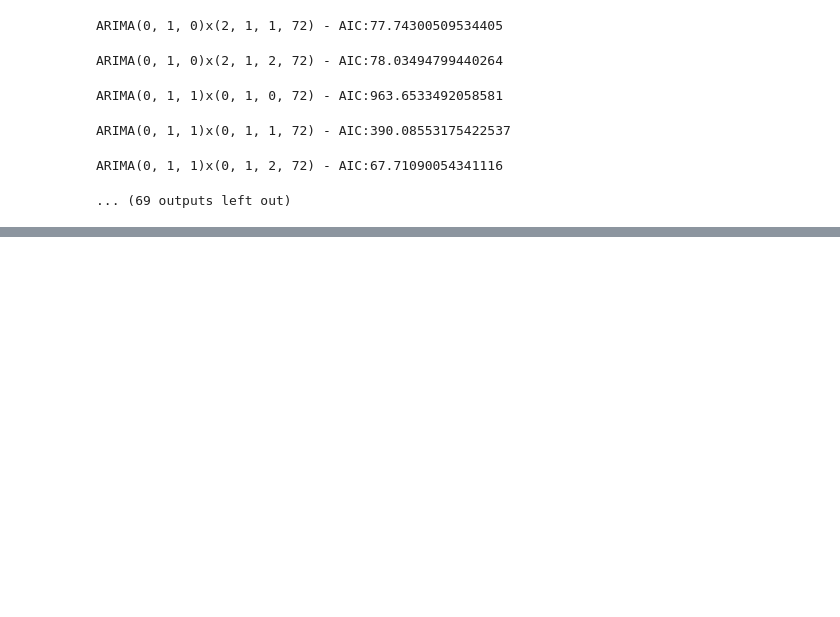
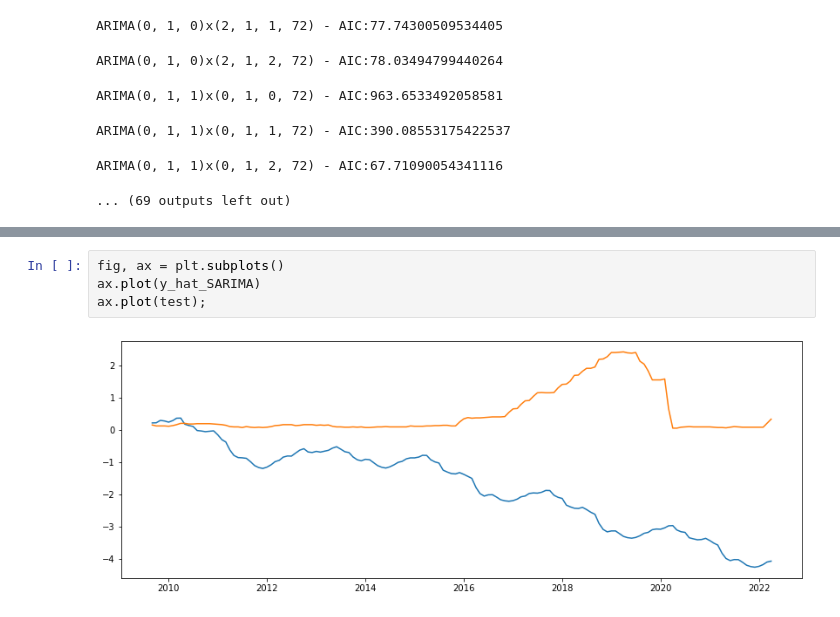
Before and after one commit to mychaldubyk/Federal-Funds-Rate-Analysis, a Jupyter notebook: Working_Notebooks/Capstone_new.ipynb, the cells around one changed output, grey strips where cells are left out. Drawn from its saved outputs; the diff is of its cells as text; blank space fills up the shorter version.

```diff
--- a/Working_Notebooks/Capstone_new.ipynb
+++ b/Working_Notebooks/Capstone_new.ipynb
@@ -1570,0 +1503,6 @@ ARIMA(0, 1, 1)x(0, 1, 2, 72) - AIC:67.71090054341116
+# %%
+fig, ax = plt.subplots()
+ax.plot(y_hat_SARIMA)
+ax.plot(test);
+# %% [output]
+[figure, added]
```
Also changed, not shown: parts of 65 cells of this notebook.
